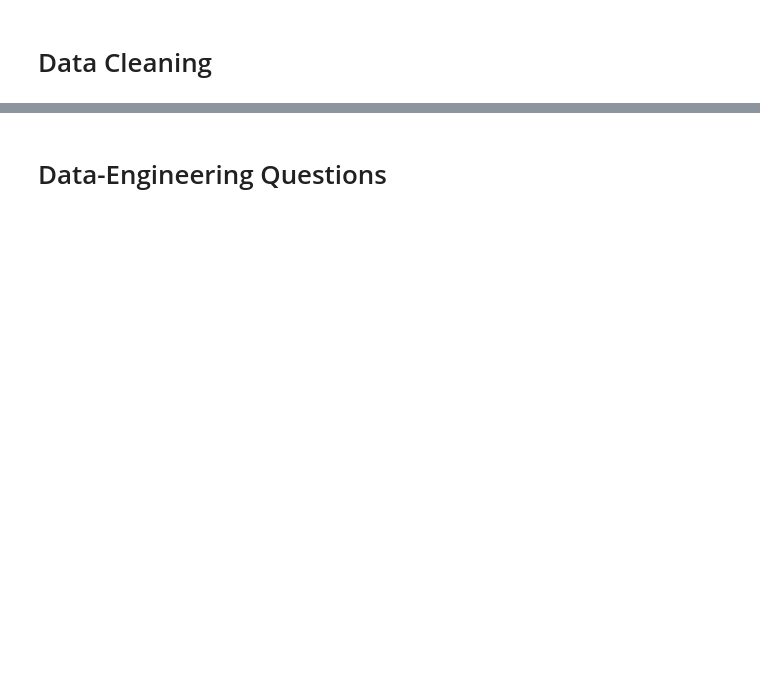
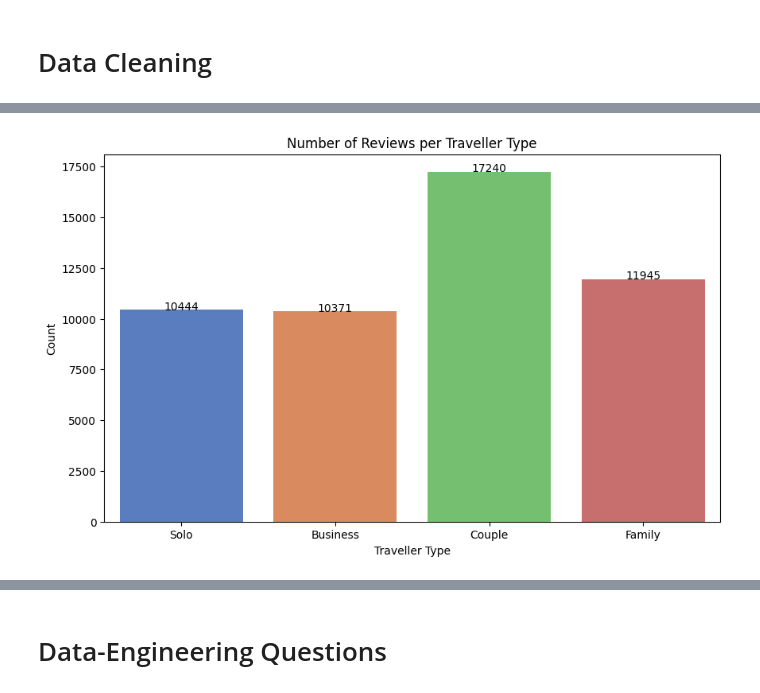
Before and after one commit to Zeyoman1001/ACLProjectHotel-zeiad.sayed-student.guc.edu.eg, a Jupyter notebook: acl-project.ipynb, the cells around one changed output, grey strips where cells are left out. Cells and saved outputs as stored; diff of their text form; code cells hidden in the pictures; blank space fills up the shorter version.

```diff
--- a/acl-project.ipynb
+++ b/acl-project.ipynb
@@ -130,0 +174,12 @@ df.columns.tolist()
+# %%
+plt.figure(figsize=(10,6))
+ax = sns.countplot(data=df, x='traveller_type', palette='muted')
+plt.title('Number of Reviews per Traveller Type')
+plt.xlabel('Traveller Type')
+plt.ylabel('Count')
+for p in ax.patches:
+    ax.text(p.get_x() + p.get_width()/2, p.get_height() + 5, str(int(p.get_height())),
+            ha='center', fontsize=10)
+plt.show()
+# %% [output]
+[figure, added]
```
Also changed, not shown: parts of 30 cells of this notebook.
